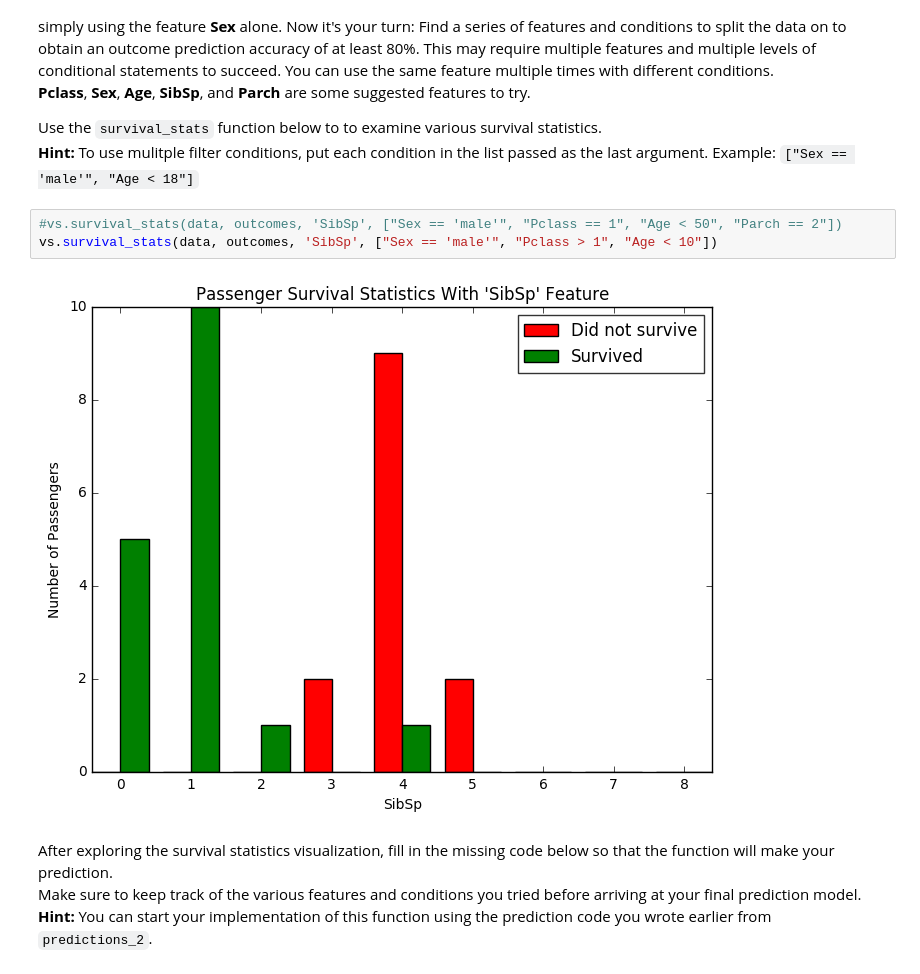
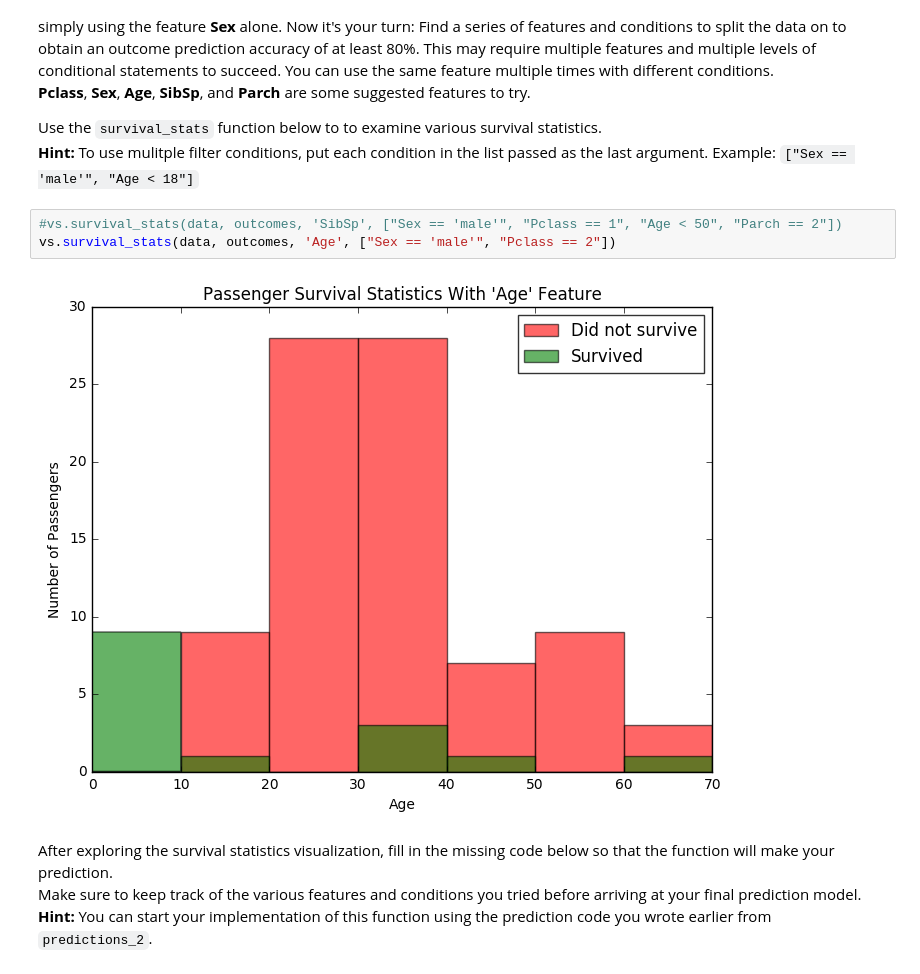
Before and after one commit to pedropb/machine-learning-nanodegree, a Jupyter notebook: projects/titanic-survival-exploration/titanic_survival_exploration.ipynb, the cells around one changed output. Saved outputs shown, nothing was run; the diff lists cells and outputs as text.

```diff
--- a/projects/titanic-survival-exploration/titanic_survival_exploration.ipynb
+++ b/projects/titanic-survival-exploration/titanic_survival_exploration.ipynb
@@ -204,9 +204,9 @@ Use the `survival_stats` function below to to examine various survival statistic
 **Hint:** To use mulitple filter conditions, put each condition in the list passed as the last argument. Example: `["Sex == 'male'", "Age < 18"]`
 # %%
 #vs.survival_stats(data, outcomes, 'SibSp', ["Sex == 'male'", "Pclass == 1", "Age < 50", "Parch == 2"])
-vs.survival_stats(data, outcomes, 'SibSp', ["Sex == 'male'", "Pclass > 1", "Age < 10"])
+vs.survival_stats(data, outcomes, 'Age', ["Sex == 'male'", "Pclass == 2"])
 # %% [output]
-[figure, old version]
+[figure, new version]
 # %% [markdown]
 After exploring the survival statistics visualization, fill in the missing code below so that the function will make your prediction.
 Make sure to keep track of the various features and conditions you tried before arriving at your final prediction model.
```
Also changed, not shown: parts of 4 cells of this notebook, 1 other file.
